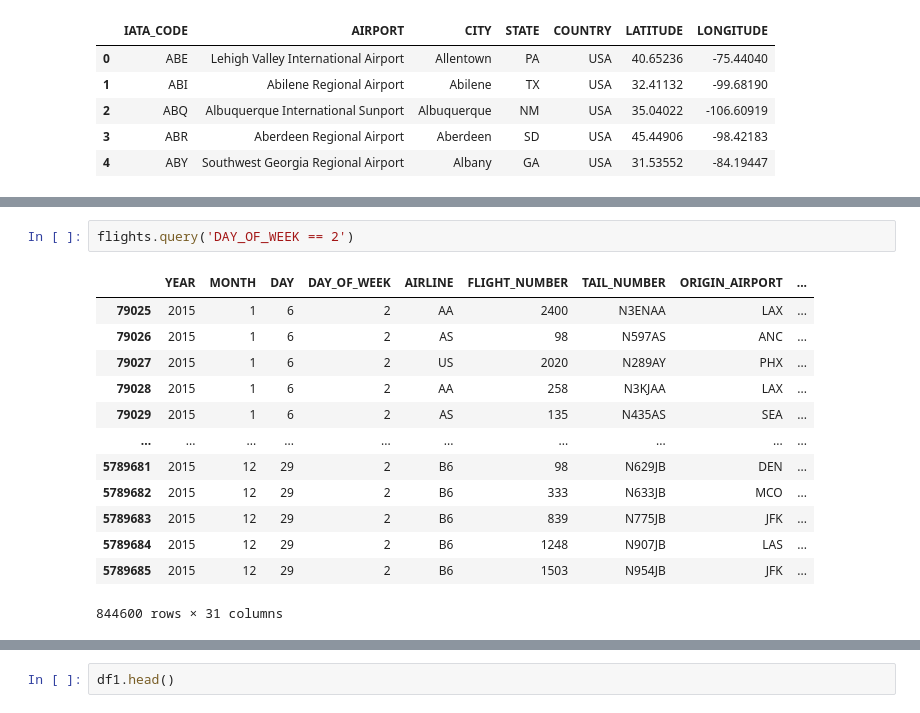
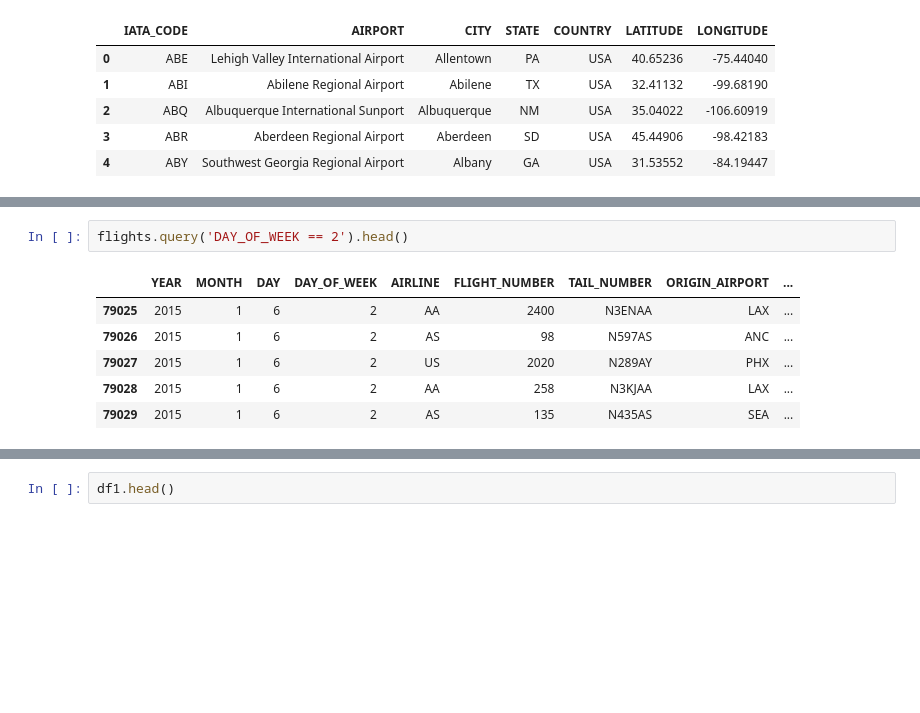
Before and after one commit to EvanMChowdhury/PortfolioProjects, a Jupyter notebook: Pandas_SQL_Flights_Notebook.ipynb, the cells around one changed output, grey strips where cells are left out. Drawn from its saved outputs; the diff is of its cells as text; blank space fills up the shorter version.

```diff
--- a/Pandas_SQL_Flights_Notebook.ipynb
+++ b/Pandas_SQL_Flights_Notebook.ipynb
@@ -98,17 +79,10 @@ flights.filter(['AIRLINE', 'TAIL_NUMBER'])
 # %%
-flights.query('DAY_OF_WEEK == 2')
+flights.query('DAY_OF_WEEK == 2').head()
 # %% [output]
 |  | YEAR | MONTH | DAY | DAY_OF_WEEK | AIRLINE | FLIGHT_NUMBER | TAIL_NUMBER | ORIGIN_AIRPORT | ... |
 | 79025 | 2015 | 1 | 6 | 2 | AA | 2400 | N3ENAA | LAX | ... |
 | 79026 | 2015 | 1 | 6 | 2 | AS | 98 | N597AS | ANC | ... |
 | 79027 | 2015 | 1 | 6 | 2 | US | 2020 | N289AY | PHX | ... |
 | 79028 | 2015 | 1 | 6 | 2 | AA | 258 | N3KJAA | LAX | ... |
 | 79029 | 2015 | 1 | 6 | 2 | AS | 135 | N435AS | SEA | ... |
-| ... | ... | ... | ... | ... | ... | ... | ... | ... | ... |
-| 5789681 | 2015 | 12 | 29 | 2 | B6 | 98 | N629JB | DEN | ... |
-| 5789682 | 2015 | 12 | 29 | 2 | B6 | 333 | N633JB | MCO | ... |
-| 5789683 | 2015 | 12 | 29 | 2 | B6 | 839 | N775JB | JFK | ... |
-| 5789684 | 2015 | 12 | 29 | 2 | B6 | 1248 | N907JB | LAS | ... |
-| 5789685 | 2015 | 12 | 29 | 2 | B6 | 1503 | N954JB | JFK | ... |
-844600 rows × 31 columns
 # %%
```
Also changed, not shown: parts of 92 cells of this notebook.
